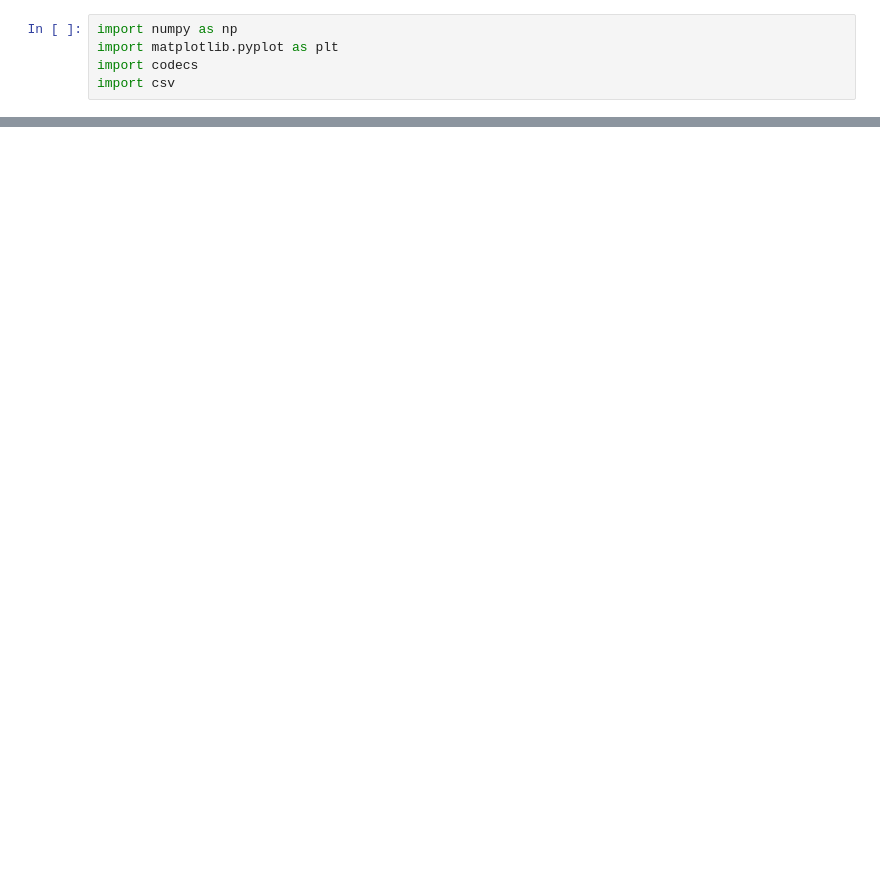
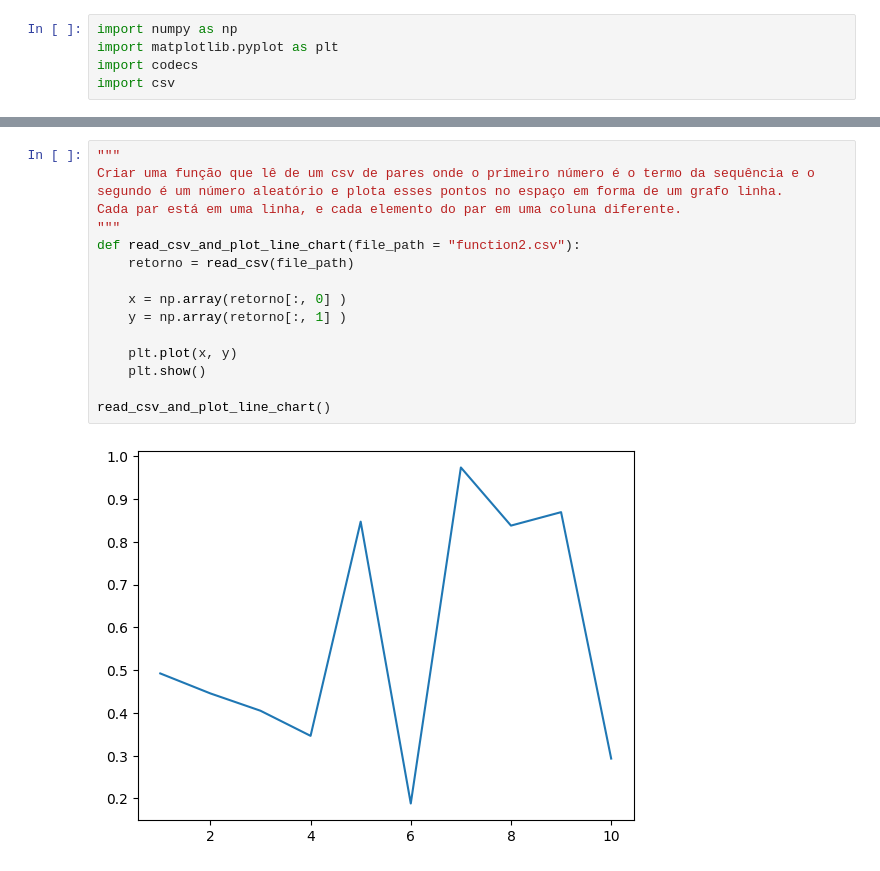
Before and after one commit to matheusprv/iniciacao_cientifica, a Jupyter notebook: Funções em Python 2/pratica.ipynb, the cells around one changed output, grey strips where cells are left out. Drawn from its saved outputs; the diff is of its cells as text; blank space fills up the shorter version.

```diff
--- a/Funções em Python 2/pratica.ipynb
+++ b/Funções em Python 2/pratica.ipynb
@@ -76,0 +162,17 @@ IndexError: index 1 is out of bounds for axis 1 with size 1
+# %%
+"""
+Criar uma função que lê de um csv de pares onde o primeiro número é o termo da sequência e o segundo é um número aleatório e plota esses pontos no espaço em forma de um grafo linha.
+Cada par está em uma linha, e cada elemento do par em uma coluna diferente.
+"""
+def read_csv_and_plot_line_chart(file_path = "function2.csv"):
+    retorno = read_csv(file_path)
+
+    x = np.array(retorno[:, 0] )
+    y = np.array(retorno[:, 1] )
+
+    plt.plot(x, y)
+    plt.show()
+
+read_csv_and_plot_line_chart()
+# %% [output]
+[figure, added]
```
Also changed, not shown: parts of 11 cells of this notebook, 2 other files.
